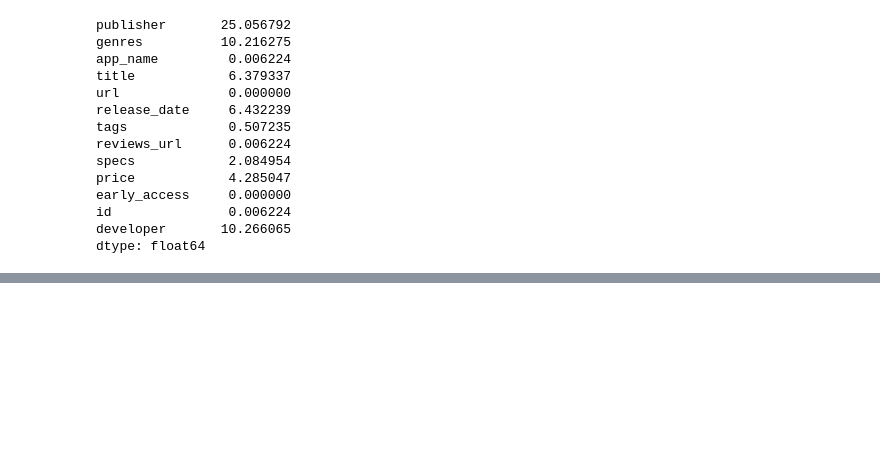
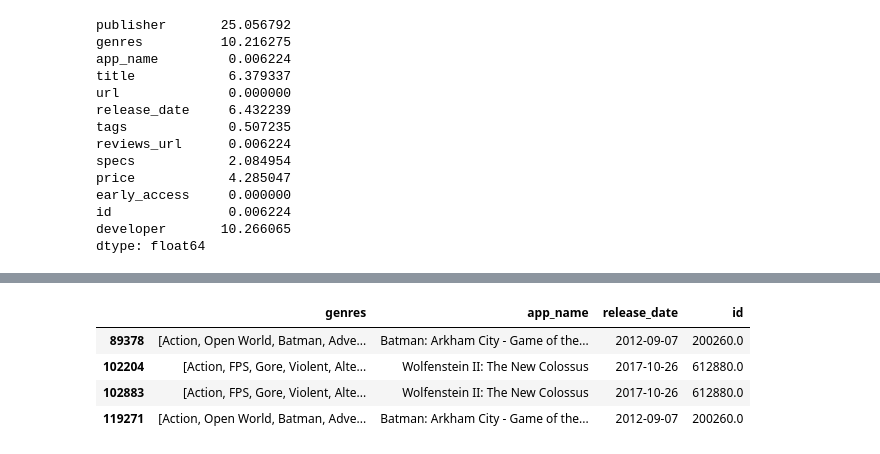
Before and after one commit to MarceloOrtizz/Proyecto_MLOps_Steam, a Jupyter notebook: etl_eda/ETL_steam_games.ipynb, the cells around one changed output, grey strips where cells are left out. Saved outputs shown, nothing was run; the diff lists cells and outputs as text; code cells hidden in the pictures; blank space fills up the shorter version.

```diff
--- a/etl_eda/ETL_steam_games.ipynb
+++ b/etl_eda/ETL_steam_games.ipynb
@@ -104,0 +210,8 @@ steam_games.sample(10)
+# %%
+steam_games[['genres', 'app_name','release_date','id']][(steam_games['id']==200260) | (steam_games['id']==612880)]
+# %% [output]
+|  | genres | app_name | release_date | id |
+| 89378 | [Action, Open World, Batman, Adve... | Batman: Arkham City - Game of the... | 2012-09-07 | 200260.0 |
+| 102204 | [Action, FPS, Gore, Violent, Alte... | Wolfenstein II: The New Colossus | 2017-10-26 | 612880.0 |
+| 102883 | [Action, FPS, Gore, Violent, Alte... | Wolfenstein II: The New Colossus | 2017-10-26 | 612880.0 |
+| 119271 | [Action, Open World, Batman, Adve... | Batman: Arkham City - Game of the... | 2012-09-07 | 200260.0 |
```
Also changed, not shown: parts of 34 cells of this notebook, 1 other file.
